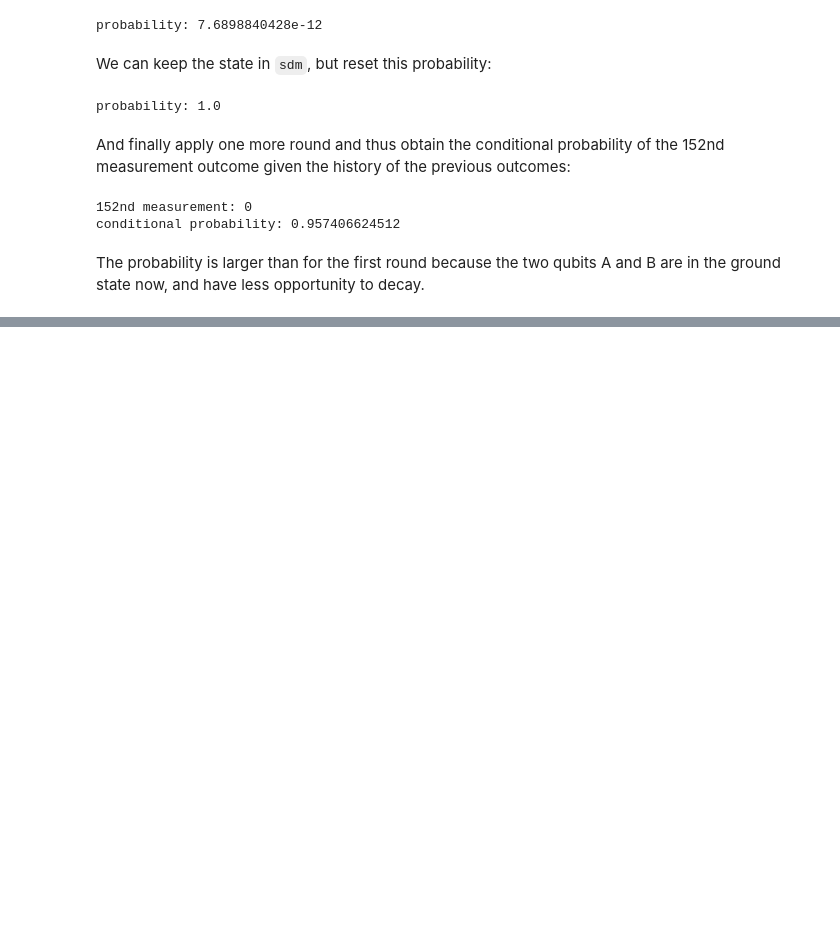
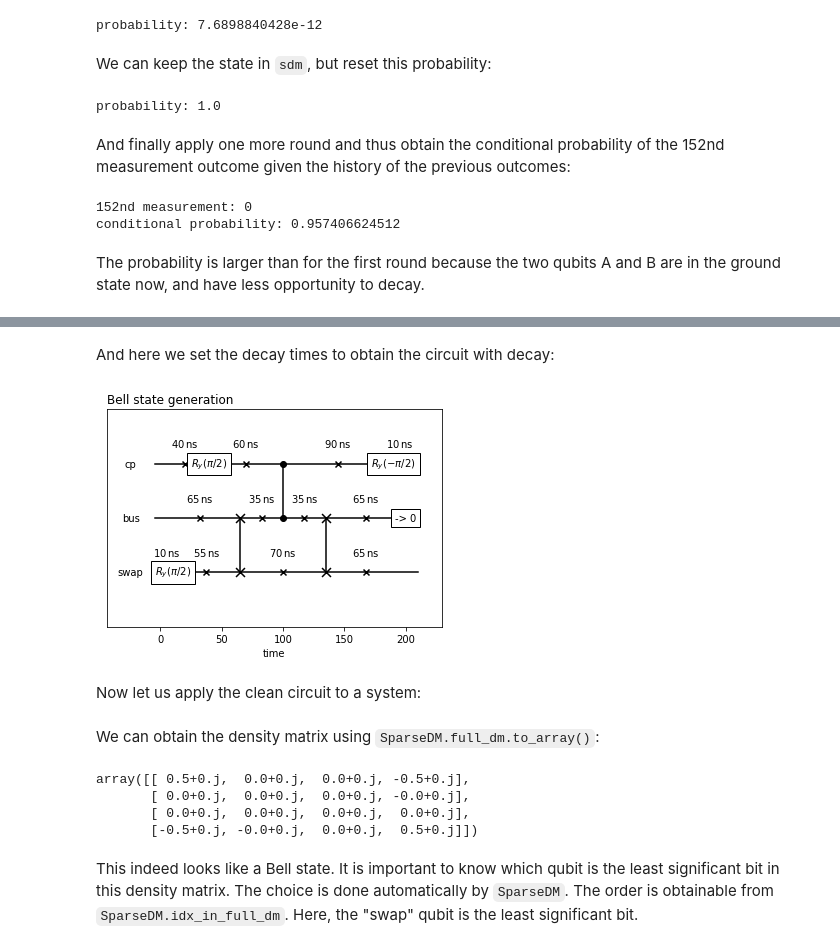
Before and after one commit to quantumsim/quantumsim, a Jupyter notebook: Introduction.ipynb, the cells around one changed output, grey strips where cells are left out. Cells and saved outputs as stored; diff of their text form; code cells hidden in the pictures; blank space fills up the shorter version.

```diff
--- a/Introduction.ipynb
+++ b/Introduction.ipynb
@@ -222,0 +197,9 @@ for i in range(30):
+# %% [markdown]
+And here we set the decay times to obtain the circuit with decay:
+# %%
+bell_circuit_decay = bell_state_circuit(t1_cp=19000, t2_cp=6000, t1_bus=7000, t2_bus=14000, t1_swap=16000, t2_swap=4000)
+bell_circuit_decay.plot()
+# %% [output]
+[figure, added]
+# %% [markdown]
+Now let us apply the clean circuit to a system:
@@ -222,0 +209,12 @@ for i in range(30):
+# %% [markdown]
+We can obtain the density matrix using `SparseDM.full_dm.to_array()`:
+# %%
+bell_state_clean.full_dm.to_array().round(3)
+# %% [output]
+array([[ 0.5+0.j,  0.0+0.j,  0.0+0.j, -0.5+0.j],
+       [ 0.0+0.j,  0.0+0.j,  0.0+0.j, -0.0+0.j],
+       [ 0.0+0.j,  0.0+0.j,  0.0+0.j,  0.0+0.j],
+       [-0.5+0.j, -0.0+0.j,  0.0+0.j,  0.5+0.j]])
+# %% [markdown]
+This indeed looks like a Bell state.
+It is important to know which qubit is the least significant bit in this density matrix. The choice is done automatically by `SparseDM`. The order is obtainable from `SparseDM.idx_in_full_dm`. Here, the "swap" qubit is the least significant bit.
```
Also changed, not shown: parts of 38 cells of this notebook.
